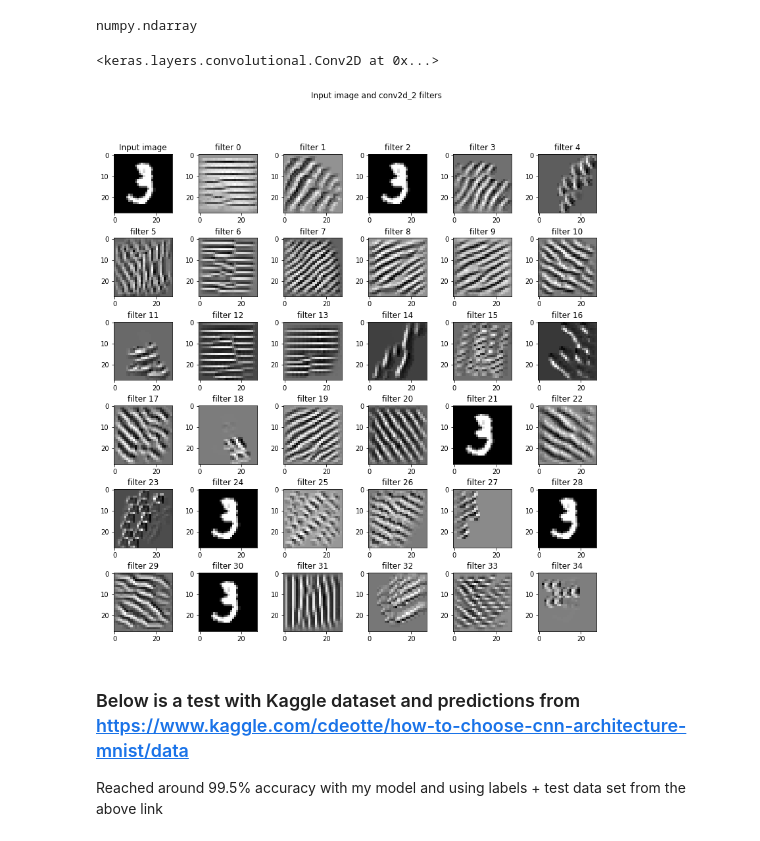
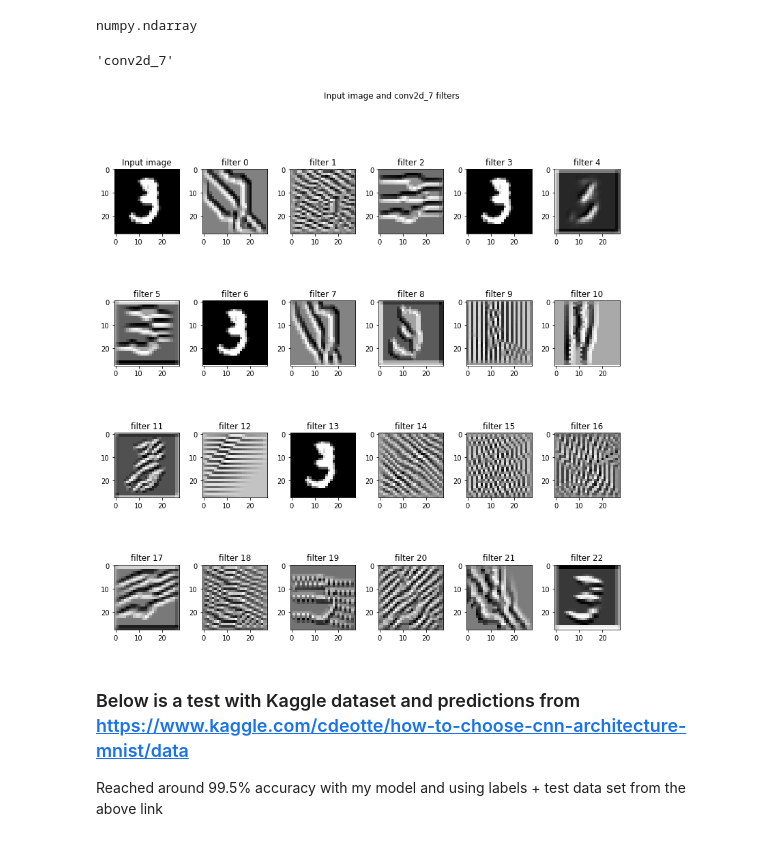
Before and after one commit to rajy4683/EIP4_new, a Jupyter notebook: RajeshY1stDNN_2.ipynb, the cells around one changed output. Cells and saved outputs as stored; diff of their text form; code cells hidden in the pictures.

```diff
--- a/RajeshY1stDNN_2.ipynb
+++ b/RajeshY1stDNN_2.ipynb
@@ -274,10 +259,10 @@ type(y_pred[0])
 numpy.ndarray
 # %%
 layer_dict = dict([(layer.name, layer) for layer in model.layers])
-# %%
-layer_dict['conv2d_1']
-# %% [output]
-<keras.layers.convolutional.Conv2D at 0x...>
+# %%
+model.layers[0].name
+# %% [output]
+'conv2d_7'
 # %%
 import numpy as np
 from matplotlib import pyplot as plt
@@ -323,35 +308,35 @@ def vis_img_in_filter(img = np.array(X_train[2]).reshape((1, 28, 28, 1)).astype(
 
         img_asc = np.array(img)
         # run gradient ascent for 20 steps
         for i in range(20):
             loss_value, grads_value = iterate([img_asc])
             img_asc += grads_value * step
 
         img_asc = img_asc[0]
         img_ascs.append(deprocess_image(img_asc).reshape((28, 28)))
 
     if layer_output.shape[3] >= 35:
         plot_x, plot_y = 6, 6
     elif layer_output.shape[3] >= 23:
         plot_x, plot_y = 4, 6
     elif layer_output.shape[3] >= 11:
         plot_x, plot_y = 2, 6
     else:
         plot_x, plot_y = 1, 2
     fig, ax = plt.subplots(plot_x, plot_y, figsize = (12, 12))
     ax[0, 0].imshow(img.reshape((28, 28)), cmap = 'gray')
     ax[0, 0].set_title('Input image')
     fig.suptitle('Input image and %s filters' % (layer_name,))
     fig.tight_layout(pad = 0.3, rect = [0, 0, 0.9, 0.9])
     for (x, y) in [(i, j) for i in range(plot_x) for j in range(plot_y)]:
         if x == 0 and y == 0:
             continue
         ax[x, y].imshow(img_ascs[x * plot_y + y - 1], cmap = 'gray')
         ax[x, y].set_title('filter %d' % (x * plot_y + y - 1))
 
-vis_img_in_filter(img = np.array(X_train[10]).reshape((1, 28, 28, 1)).astype(np.float64), layer_name='conv2d_2')
+vis_img_in_filter(img = np.array(X_train[10]).reshape((1, 28, 28, 1)).astype(np.float64), layer_name=model.layers[0].name)
 # %% [output]
-[figure, old version]
+[figure, new version]
 # %% [markdown]
 ### Below is a test with Kaggle dataset and predictions from https://www.kaggle.com/cdeotte/how-to-choose-cnn-architecture-mnist/data
 
```
Also changed, not shown: parts of 16 cells of this notebook.
